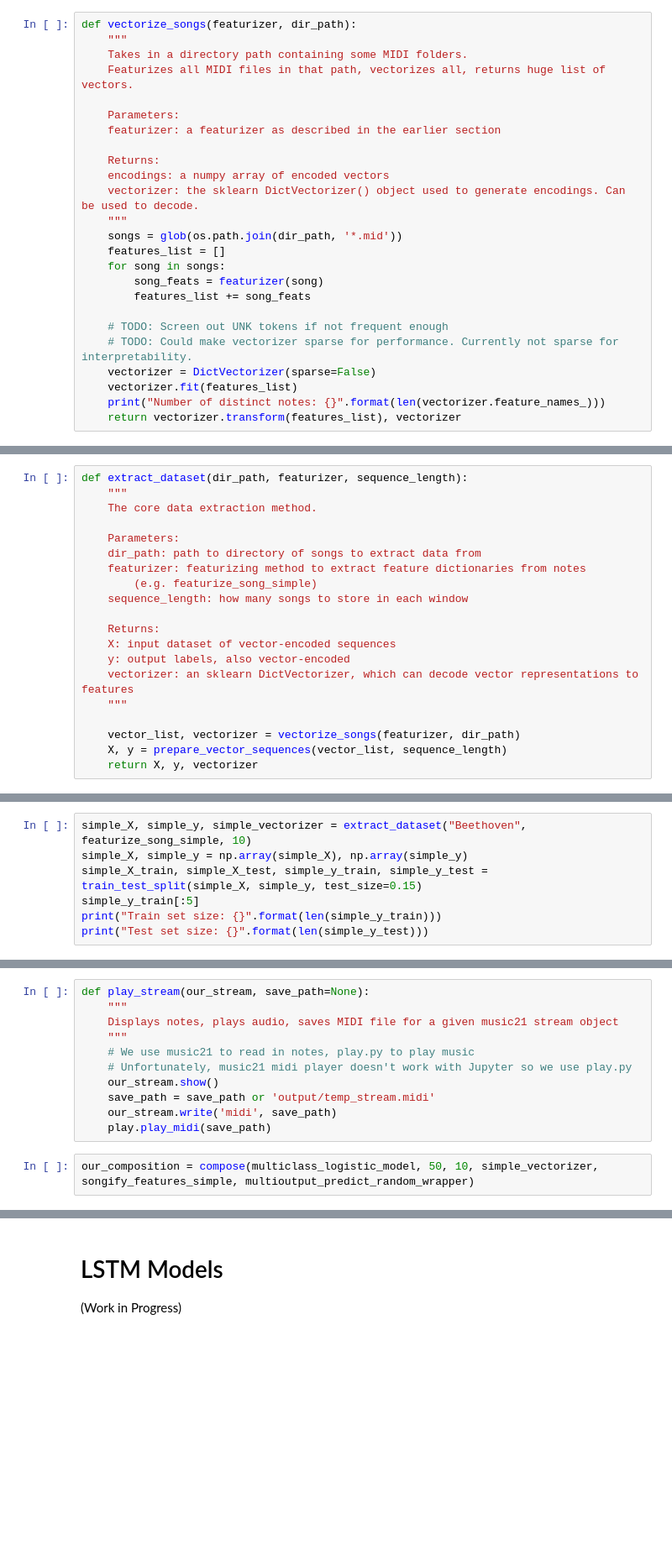
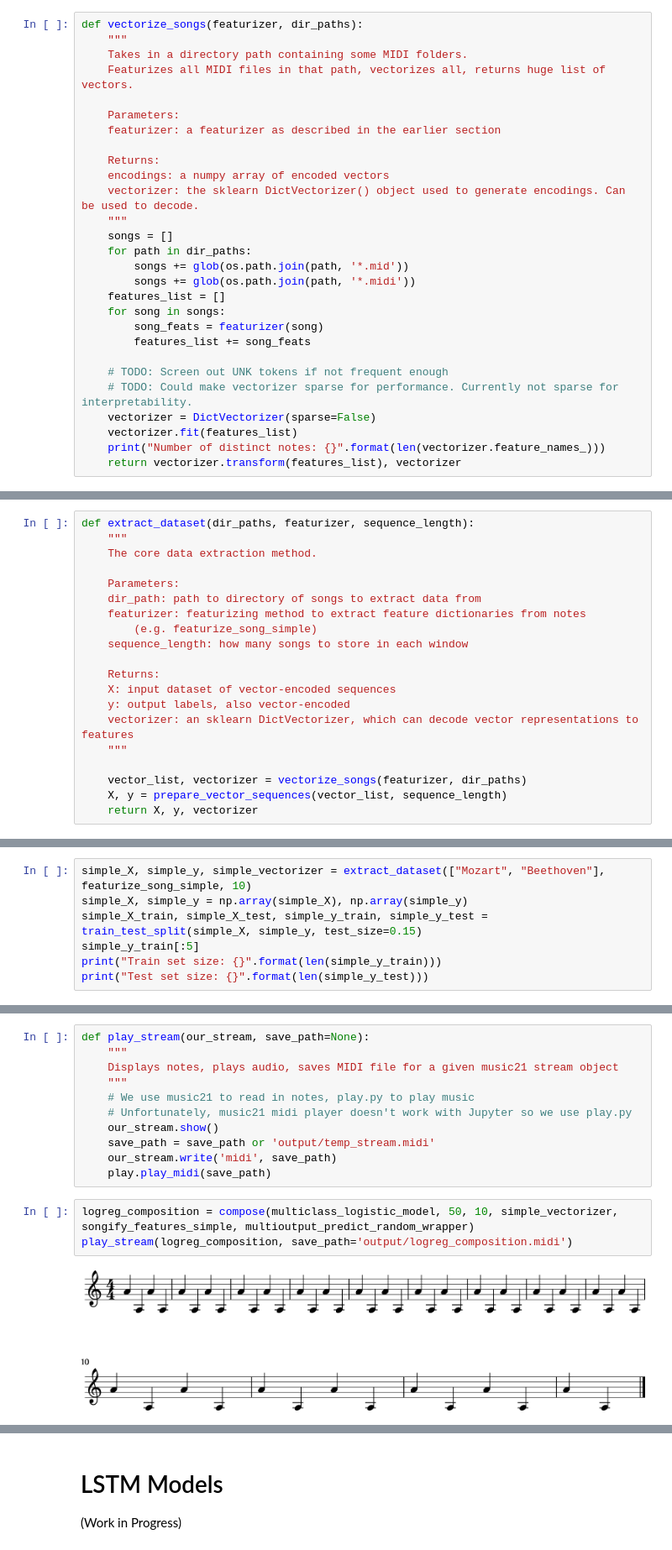
Before and after one commit to joycex99/JamJeneration, a Jupyter notebook: music_sampling.ipynb, the cells around one changed output, grey strips where cells are left out. Shown at 84% size. Drawn from its saved outputs; the diff is of its cells as text; blank space fills up the shorter version.

Commit message:
Broken Simple NN

```diff
--- a/music_sampling.ipynb
+++ b/music_sampling.ipynb
@@ -141,7 +138,7 @@ Feautrized song Jazz/CameronLeeSimpson-.mid
 
 In which we take all songs in a given directory path, featurize all of them, then convert all feature dictionaries to vector representations using sklearn's DictVectorizer
 # %%
-def vectorize_songs(featurizer, dir_path):
+def vectorize_songs(featurizer, dir_paths):
     """
     Takes in a directory path containing some MIDI folders.
     Featurizes all MIDI files in that path, vectorizes all, returns huge list of vectors.
@@ -153,7 +150,10 @@ def vectorize_songs(featurizer, dir_path):
     encodings: a numpy array of encoded vectors
     vectorizer: the sklearn DictVectorizer() object used to generate encodings. Can be used to decode.
     """
-    songs = glob(os.path.join(dir_path, '*.mid'))
+    songs = []
+    for path in dir_paths:
+        songs += glob(os.path.join(path, '*.mid'))
+        songs += glob(os.path.join(path, '*.midi'))
     features_list = []
     for song in songs:
         song_feats = featurizer(song)
@@ -221,7 +221,7 @@ First 5 jazz outputs: [{'A3': 1.0}, {'B-3': 1.0}, {'D5': 1.0}, {'D4': 1.0}, {'F3
 
 In which we tie together featurizing, vectorizing, and sequence extraction into one unified method. This should be highly customizable so we can plug in any featurizer and sequence_length in to generate our datasets.
 # %%
-def extract_dataset(dir_path, featurizer, sequence_length):
+def extract_dataset(dir_paths, featurizer, sequence_length):
     """
     The core data extraction method.
 
@@ -237,7 +237,7 @@ def extract_dataset(dir_path, featurizer, sequence_length):
     vectorizer: an sklearn DictVectorizer, which can decode vector representations to features
     """
 
-    vector_list, vectorizer = vectorize_songs(featurizer, dir_path)
+    vector_list, vectorizer = vectorize_songs(featurizer, dir_paths)
     X, y = prepare_vector_sequences(vector_list, sequence_length)
     return X, y, vectorizer
 # %% [markdown]
@@ -253,7 +253,7 @@ We also have to predict categorical-vectors instead of just labels.
 
 Maybe you should have used a MultipleLabelBinarizer for this instead? This wrapper code is really janky
 # %%
-simple_X, simple_y, simple_vectorizer = extract_dataset("Beethoven", featurize_song_simple, 10)
+simple_X, simple_y, simple_vectorizer = extract_dataset(["Mozart", "Beethoven"], featurize_song_simple, 10)
 simple_X, simple_y = np.array(simple_X), np.array(simple_y)
 simple_X_train, simple_X_test, simple_y_train, simple_y_test = train_test_split(simple_X, simple_y, test_size=0.15)
 simple_y_train[:5]
@@ -389,4 +390,7 @@ def play_stream(our_stream, save_path=None):
     our_stream.write('midi', save_path)
     play.play_midi(save_path)
 # %%
-our_composition = compose(multiclass_logistic_model, 50, 10, simple_vectorizer, songify_features_simple, multioutput_predict_random_wrapper)
+logreg_composition = compose(multiclass_logistic_model, 50, 10, simple_vectorizer, songify_features_simple, multioutput_predict_random_wrapper)
+play_stream(logreg_composition, save_path='output/logreg_composition.midi')
+# %% [output]
+[figure, added]
```
Also changed, not shown: parts of 14 cells of this notebook, 21 other files.
